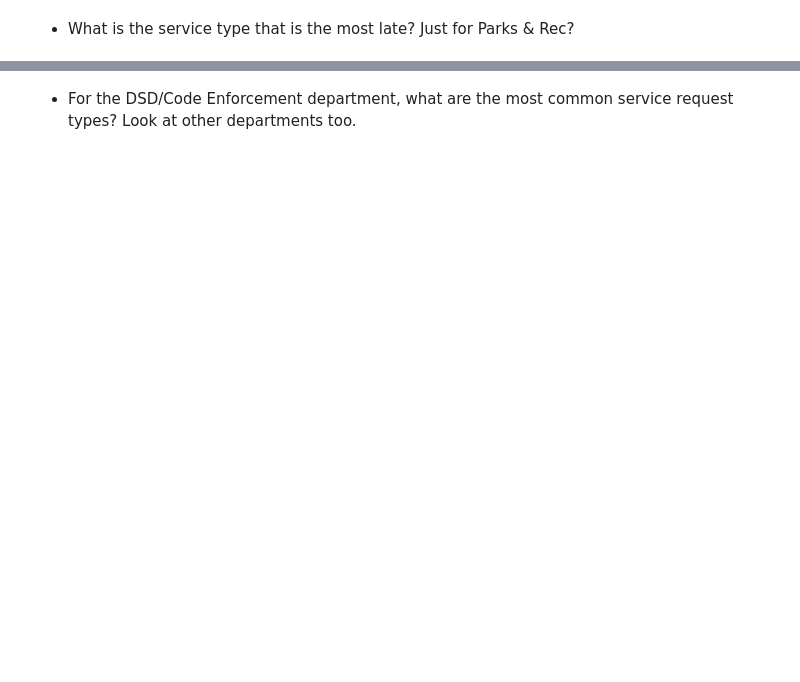
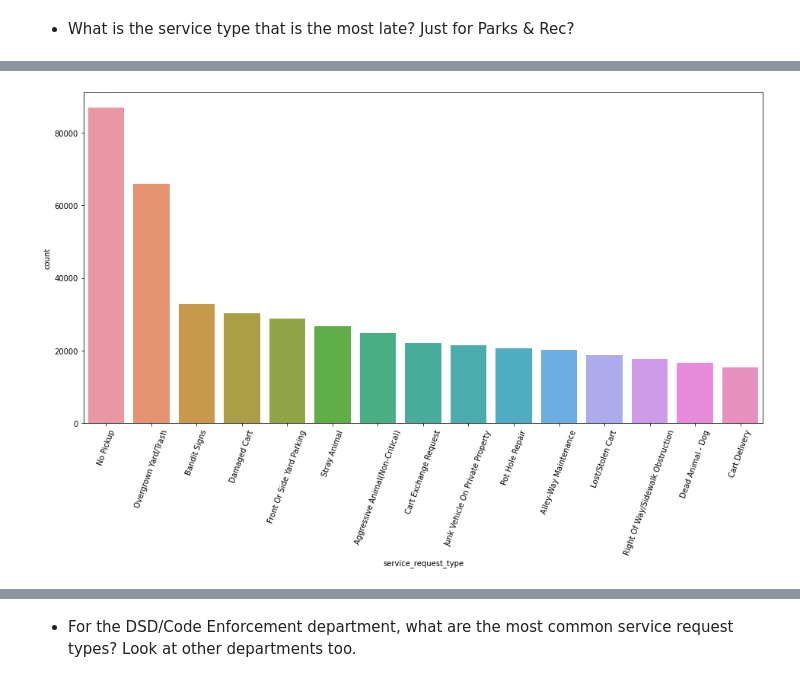
Before and after one commit to jivemachine/distributed-ml, a Jupyter notebook: exploring_exercises.ipynb, the cells around one changed output, grey strips where cells are left out. Cells and saved outputs as stored; diff of their text form; code cells hidden in the pictures; blank space fills up the shorter version.

```diff
--- a/exploring_exercises.ipynb
+++ b/exploring_exercises.ipynb
@@ -120,0 +195,14 @@ df.show(1, vertical=True)
+# %%
+
+most_late =  (df.groupBy("service_request_type")
+    .count()
+    .sort(desc('count'))
+    .toPandas())
+# %%
+plt.figure(figsize=(16,8))
+
+sns.barplot(x="service_request_type", y="count", data=most_late.head(15))
+plt.xticks(rotation=70)
+plt.show()
+# %% [output]
+[figure, added]
```
Also changed, not shown: parts of 14 cells of this notebook.
